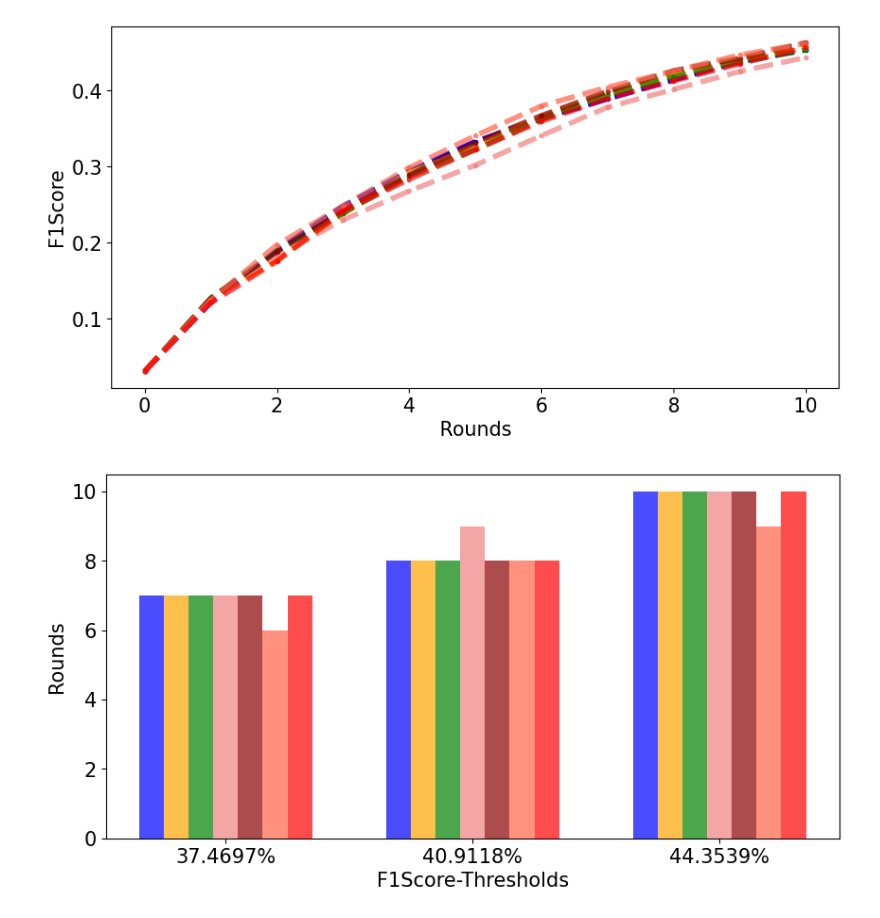
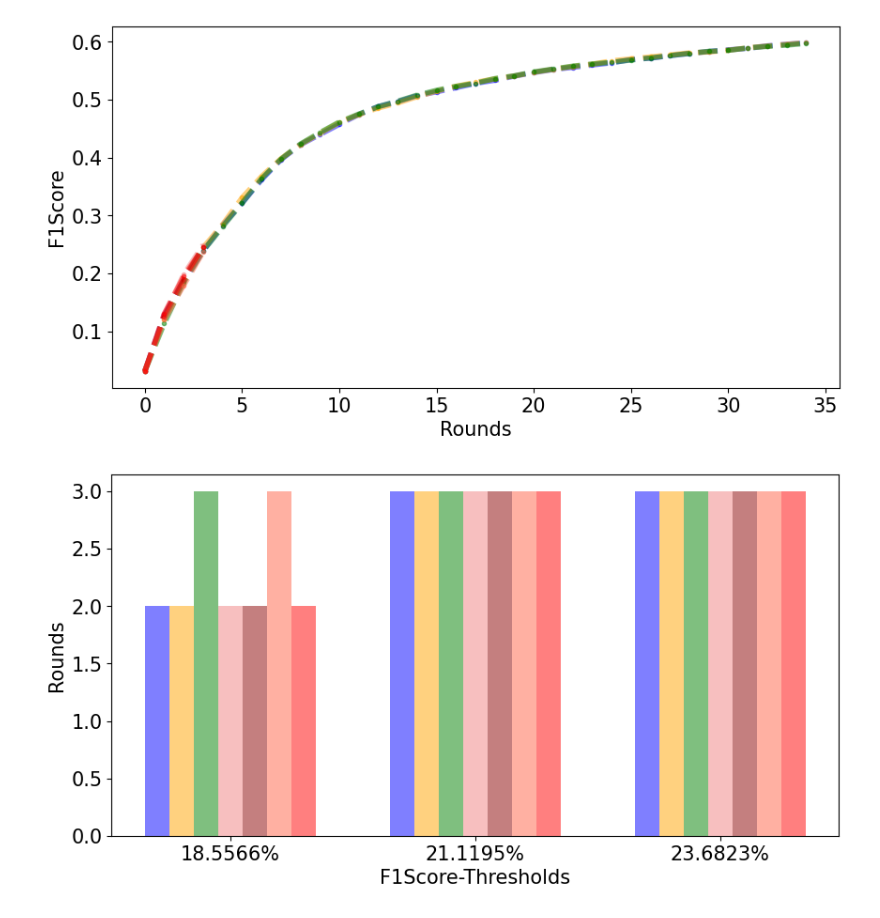
Before and after one commit to TaehwanY98/Fed-Ref, a Jupyter notebook: 2.FEMNIST.ipynb, the cells around one changed output. Drawn from its saved outputs; the diff is of its cells as text; code cells hidden in the pictures.

```diff
--- a/2.FEMNIST.ipynb
+++ b/2.FEMNIST.ipynb
@@ -10,10 +10,10 @@ def ploting(fedavg, fedprox, fedref, title="MNIST Classification", metric="loss"
     fedref_colors = ["blue", "orange", "green", "lightcoral", "darkred", "tomato", "red", "khaki", "darkkhaki"]
 
     fig, ax = plt.subplots(figsize=(10, 5))
-    ax.plot(fedavg[metric][:num], marker=".",linestyle="--",label="fedavg", color=fedref_colors[0], alpha=1, linewidth=4)
-    ax.plot(fedprox[metric][:num], marker=".", linestyle="--" ,label="fedprox(μ:0.5)", color=fedref_colors[1], alpha=1, linewidth=4)
+    ax.plot(fedavg[metric][:num], marker=".",linestyle="--",label="fedavg", color=fedref_colors[0], alpha=0.5, linewidth=4)
+    ax.plot(fedprox[metric][:num], marker=".", linestyle="--" ,label="fedprox(μ:0.5)", color=fedref_colors[1], alpha=0.5, linewidth=4)
     for i,l in enumerate(fedref):
-        ax.plot(l[metric][:num], marker=".", label=l["label"], color=fedref_colors[i+2], linestyle="--", alpha=0.7, linewidth=4)
+        ax.plot(l[metric][:num], marker=".", label=l["label"], color=fedref_colors[i+2], linestyle="--", alpha=0.5, linewidth=4)
 
     # 메인 축 설정
     ax.set_xlabel("Rounds", fontsize=15)
@@ -54,7 +54,7 @@ def ploting(fedavg, fedprox, fedref, title="MNIST Classification", metric="loss"
             S=list(zip(samples["v"], samples["colors"]))
             # S=sorted(S, key=lambda x: x[0], reverse=True)
             for idx, s in enumerate(S):
-                plt.bar(i+idx*0.1-0.3, height=s[0], color =s[1], width=0.1, alpha=0.7)
+                plt.bar(i+idx*0.1-0.3, height=s[0], color =s[1], width=0.1, alpha=0.5)
         ax.set_xticks(range(len(thresholds)), [str(round(thresholds[len(thresholds)-i], 4)) for i in range(len(thresholds),0, -1)])
     else:
         for i,t in enumerate(thresholds):
@@ -63,7 +63,7 @@ def ploting(fedavg, fedprox, fedref, title="MNIST Classification", metric="loss"
             S=list(zip(samples["v"], samples["colors"]))
             # S=sorted(S, key=lambda x: x[0], reverse=True)
             for idx, s in enumerate(S):
-                plt.bar(i+idx*0.1-0.3, height=s[0], color =s[1], width=0.1, alpha=0.7)
+                plt.bar(i+idx*0.1-0.3, height=s[0], color =s[1], width=0.1, alpha=0.5)
         ax.set_xticks(range(len(thresholds)), [str(round(thresholds[len(thresholds)-i]*100, 4))+"%" for i in range(len(thresholds),0, -1)])
     h,l =ax.get_legend_handles_labels()
     l.append("fedavg")
@@ -76,7 +76,7 @@ def ploting(fedavg, fedprox, fedref, title="MNIST Classification", metric="loss"
     # ax.legend(h, l, fontsize=15)
     fig.show()
 # %%
-n =11
+n =35
 fedavg = pd.read_csv("Result/fedavg/fedavg_femnist.csv")
 fedprox = pd.read_csv("Result/fedprox/fedprox_femnist.csv")
 fedopt = pd.read_csv("Result/fedopt/fedopt_femnist.csv")
@@ -106,5 +106,5 @@ ploting(fedavg, fedprox, fedref, title="FEMNIST Classification", metric="f1score
-[figure, old version]
+[figure, new version]
-[figure, old version]
+[figure, new version]
 # %%
 import pandas as pd
 import numpy as np
```
Also changed, not shown: parts of 6 cells of this notebook, 4 other files.
